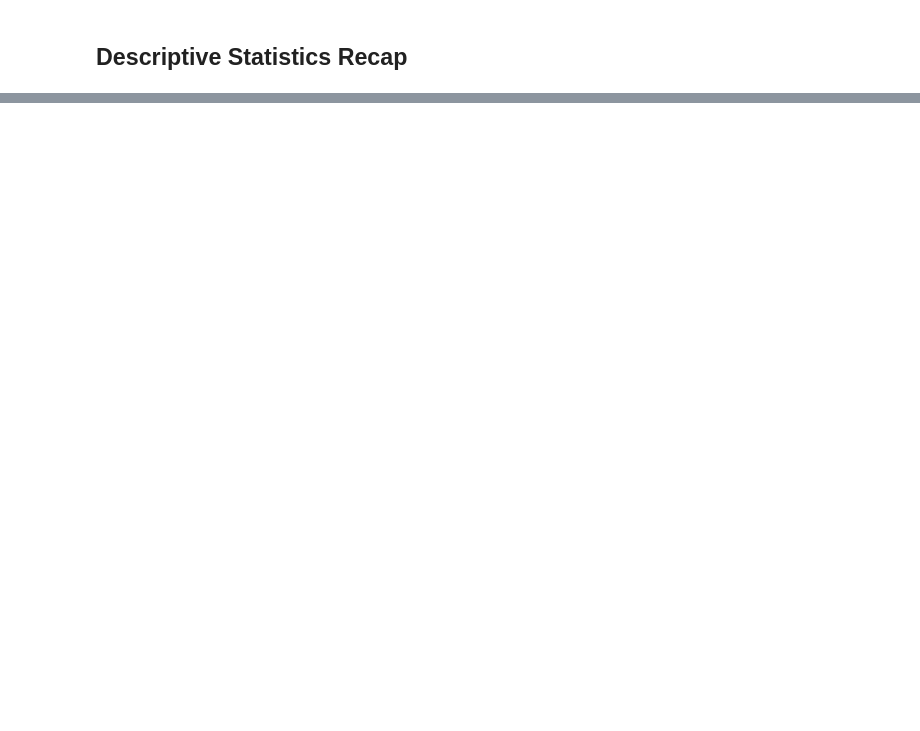
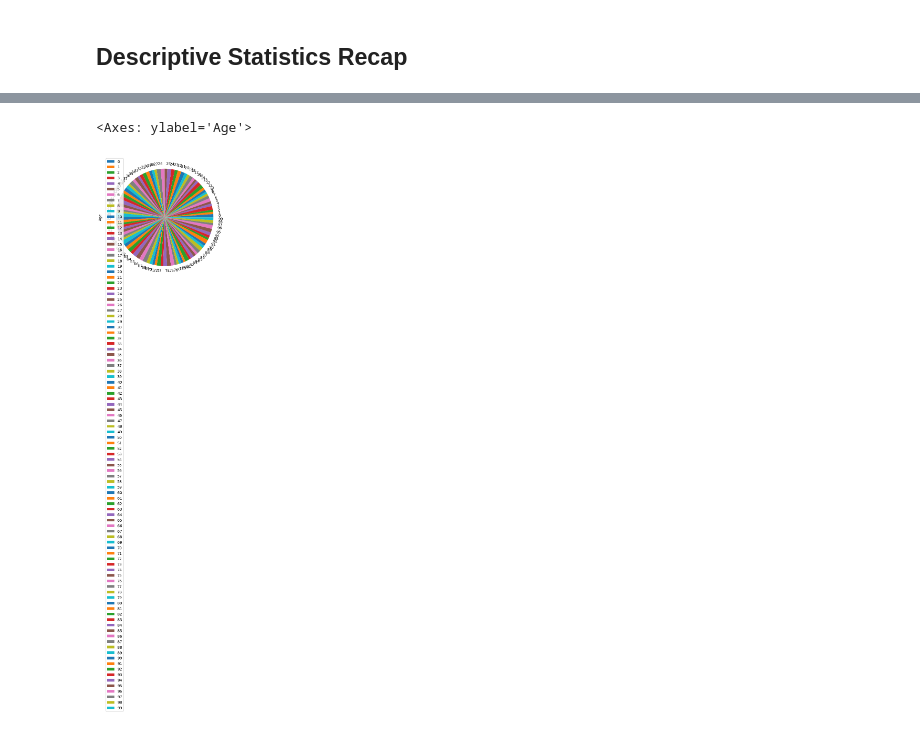
Before and after one commit to pollicy/Data-ladies-2025, a Jupyter notebook: Data_ladies_second_cohort_.ipynb, the cells around one changed output, grey strips where cells are left out. Cells and saved outputs as stored; diff of their text form; code cells hidden in the pictures; blank space fills up the shorter version.

```diff
--- a/Data_ladies_second_cohort_.ipynb
+++ b/Data_ladies_second_cohort_.ipynb
@@ -262,0 +388,5 @@ print("Std Dev of Scores:", df["Score"].std())
+# %%
+df.plot.pie(y="Age", figsize=(6, 6))
+# %% [output]
+<Axes: ylabel='Age'>
+[figure, added]
```
Also changed, not shown: parts of 27 cells of this notebook.
